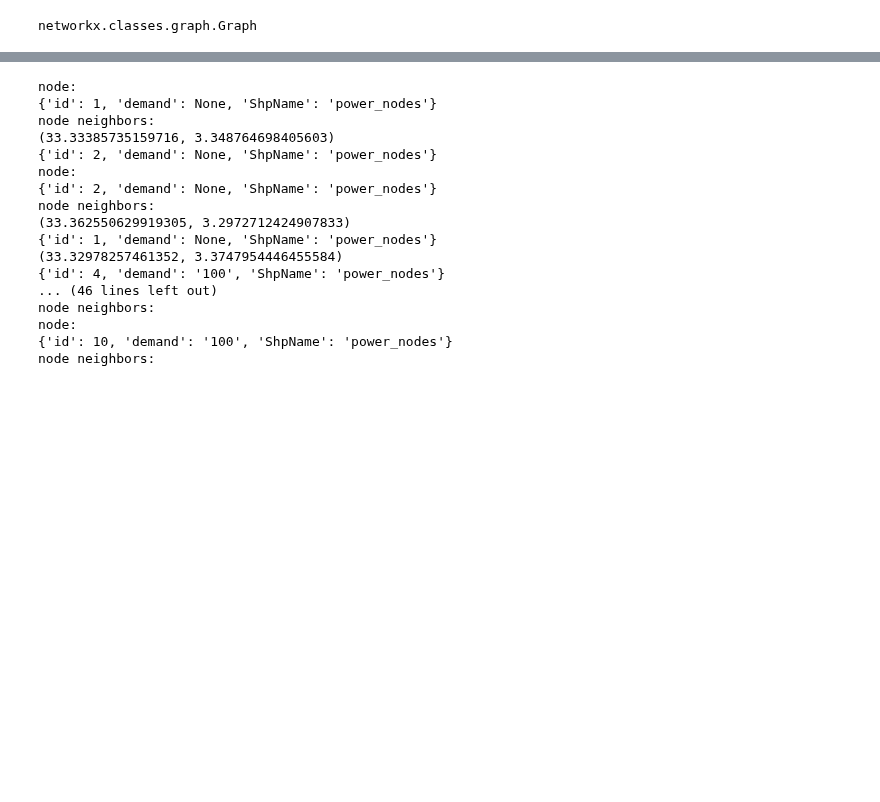
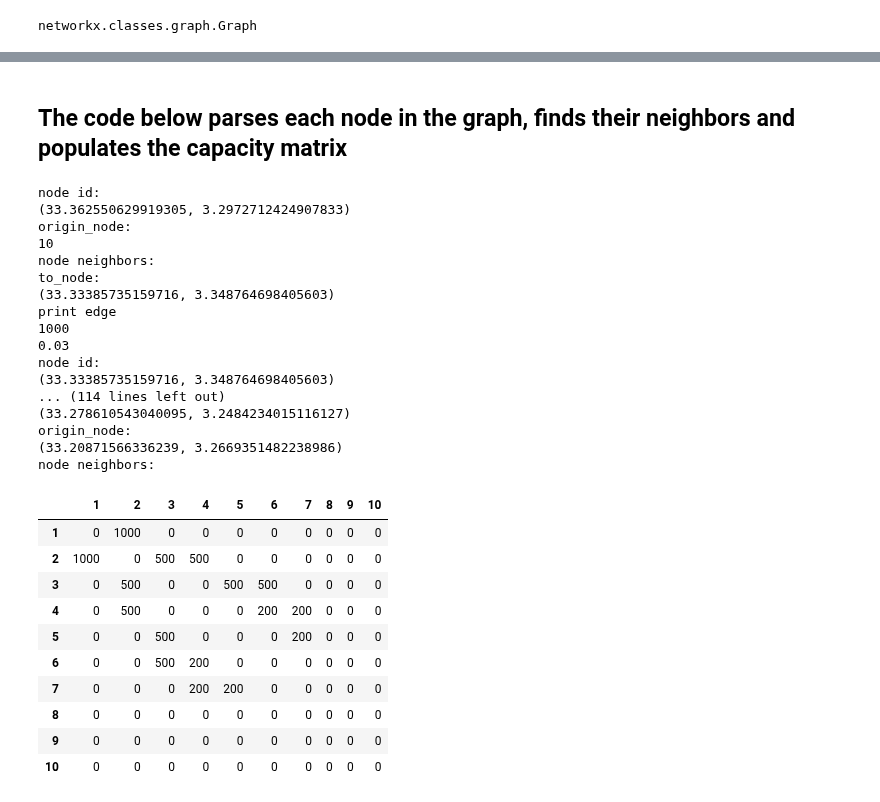
Before and after one commit to worldbank/GOST_PublicGoods, a Jupyter notebook: Implementations/uganda_power_grid_optimization/uganda_power_grid_optimization.ipynb, the cells around one changed output, grey strips where cells are left out. Drawn from its saved outputs; the diff is of its cells as text; code cells hidden in the pictures; blank space fills up the shorter version.

```diff
--- a/Implementations/uganda_power_grid_optimization/uganda_power_grid_optimization.ipynb
+++ b/Implementations/uganda_power_grid_optimization/uganda_power_grid_optimization.ipynb
@@ -568,0 +254,3 @@ for e in G1_graph.edges(data = True):
+# %%
+# create a zeroed out matrix that has the node ids are columns and row labels
+matrix = pd.DataFrame(0, index=power_node_ids, columns=power_node_ids)
@@ -568,0 +259,3 @@ for e in G1_graph.edges(data = True):
+# %%
+capacity_matrix = matrix.copy()
+loss_factr_matrix = matrix.copy()
@@ -568,0 +282,3 @@ for e in G1_graph.edges(data = True):
+# %%
+# we need to change the dtypes form ints to floats
+loss_factr_matrix = loss_factr_matrix.astype('float')
@@ -569,29 +297,61 @@ for e in G1_graph.edges(data = True):
+# %% [markdown]
+## The code below parses each node in the graph, finds their neighbors and populates the capacity matrix
 # %%
 for n in G1_graph.nodes(data = True):
     # from node
-    print('node:')
-    print(G1_graph.nodes[n[0]])
+    print('node id:')
+    print(n[0])
+    from_node = n[0]
+    print('origin_node:')
+    print(to_node)
+    #print(G1_graph.nodes[n[0]]['id'])
+    from_node_id = G1_graph.nodes[n[0]]['id']
     #print(list(G1_graph.neighbors(n[0])))
     # print entries in the list
     print('node neighbors:')
     for entry in list(G1_graph.neighbors(n[0])):
-        print(entry)
-        print(G1_graph.nodes[entry])
+        #print(entry)
+        to_node = entry
+        print('to_node:')
+        print(to_node)
+        #print(G1_graph.nodes[entry]['id'])
+        to_node_id = G1_graph.nodes[entry]['id']
+        print('print edge')
+        print(G1_graph.get_edge_data(from_node, to_node)['capacity'])
+        capacity = G1_graph.get_edge_data(from_node, to_node)['capacity']
+        loss_factr = G1_graph.get_edge_data(from_node, to_node)['loss_factr']
+        print(loss_factr)
+        capacity_matrix.at[from_node_id, to_node_id] = capacity
+        loss_factr_matrix.at[from_node_id, to_node_id] = loss_factr
 # %% [output]
-node:
-{'id': 1, 'demand': None, 'ShpName': 'power_nodes'}
+node id:
+(33.362550629919305, 3.2972712424907833)
+origin_node:
+10
 node neighbors:
+to_node:
 (33.33385735159716, 3.348764698405603)
-{'id': 2, 'demand': None, 'ShpName': 'power_nodes'}
-node:
-{'id': 2, 'demand': None, 'ShpName': 'power_nodes'}
+print edge
+1000
+0.03
+node id:
+(33.33385735159716, 3.348764698405603)
+... (114 lines left out)
+(33.278610543040095, 3.2484234015116127)
+origin_node:
+(33.20871566336239, 3.2669351482238986)
 node neighbors:
-(33.362550629919305, 3.2972712424907833)
-{'id': 1, 'demand': None, 'ShpName': 'power_nodes'}
-(33.32978257461352, 3.3747954446455584)
-{'id': 4, 'demand': '100', 'ShpName': 'power_nodes'}
-... (46 lines left out)
-node neighbors:
-node:
-{'id': 10, 'demand': '100', 'ShpName': 'power_nodes'}
-node neighbors:
+# %%
+capacity_matrix
+# %% [output]
+|  | 1 | 2 | 3 | 4 | 5 | 6 | 7 | 8 | 9 | 10 |
+| 1 | 0 | 1000 | 0 | 0 | 0 | 0 | 0 | 0 | 0 | 0 |
+| 2 | 1000 | 0 | 500 | 500 | 0 | 0 | 0 | 0 | 0 | 0 |
+| 3 | 0 | 500 | 0 | 0 | 500 | 500 | 0 | 0 | 0 | 0 |
+| 4 | 0 | 500 | 0 | 0 | 0 | 200 | 200 | 0 | 0 | 0 |
+| 5 | 0 | 0 | 500 | 0 | 0 | 0 | 200 | 0 | 0 | 0 |
+| 6 | 0 | 0 | 500 | 200 | 0 | 0 | 0 | 0 | 0 | 0 |
+| 7 | 0 | 0 | 0 | 200 | 200 | 0 | 0 | 0 | 0 | 0 |
+| 8 | 0 | 0 | 0 | 0 | 0 | 0 | 0 | 0 | 0 | 0 |
+| 9 | 0 | 0 | 0 | 0 | 0 | 0 | 0 | 0 | 0 | 0 |
+| 10 | 0 | 0 | 0 | 0 | 0 | 0 | 0 | 0 | 0 | 0 |
```
Also changed, not shown: parts of 70 cells of this notebook, 12 other files.
